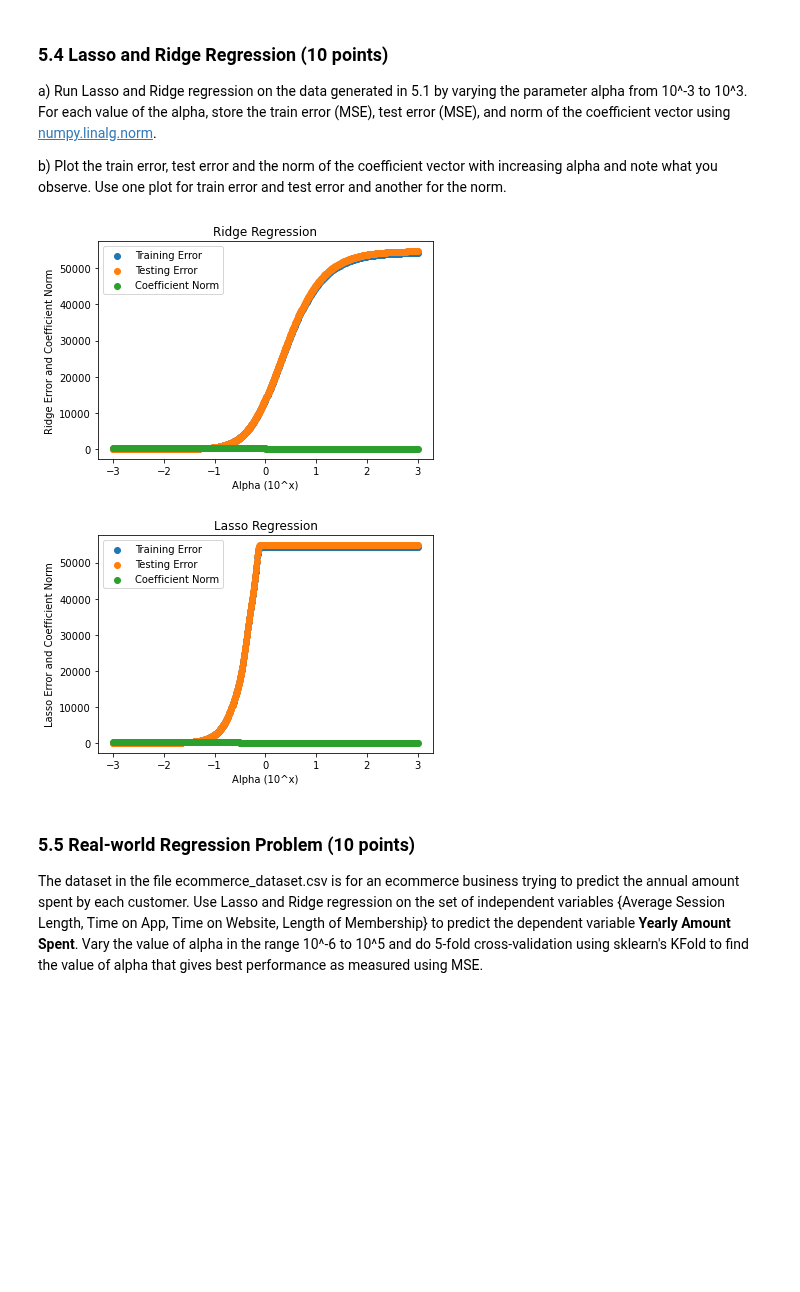
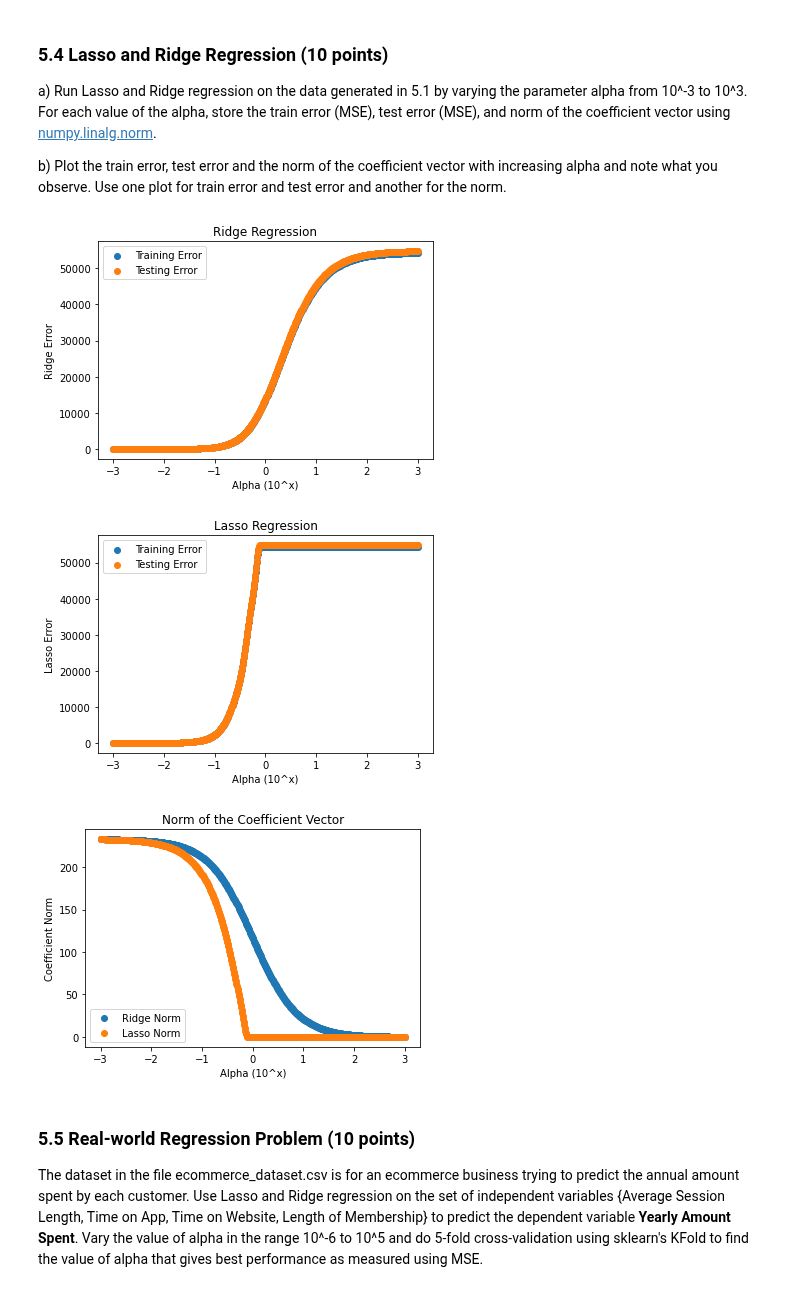
Before and after one commit to rreece15/ECE461P, a Jupyter notebook: Lab1/DSP23_Homework_1.ipynb, the cells around one changed output. Cells and saved outputs as stored; diff of their text form; code cells hidden in the pictures; blank space fills up the shorter version.

```diff
--- a/Lab1/DSP23_Homework_1.ipynb
+++ b/Lab1/DSP23_Homework_1.ipynb
@@ -342,26 +348,35 @@ while x < 3:
 # %%
 # b.)
 
 pyplot.scatter(alpha, ridge_trainMSE, label="Training Error")
 pyplot.scatter(alpha, ridge_testMSE, label="Testing Error")
-pyplot.scatter(alpha, rcoefficient_norm, label="Coefficient Norm")
+
 pyplot.legend(loc="upper left")
 pyplot.title("Ridge Regression")
 pyplot.xlabel("Alpha (10^x)")
-pyplot.ylabel("Ridge Error and Coefficient Norm")
+pyplot.ylabel("Ridge Error")
 pyplot.show()
 
 pyplot.scatter(alpha, lasso_trainMSE, label="Training Error")
 pyplot.scatter(alpha, lasso_testMSE, label="Testing Error")
-pyplot.scatter(alpha, lcoefficient_norm, label="Coefficient Norm")
+
 pyplot.legend(loc="upper left")
 pyplot.title("Lasso Regression")
 pyplot.xlabel("Alpha (10^x)")
-pyplot.ylabel("Lasso Error and Coefficient Norm")
+pyplot.ylabel("Lasso Error")
 pyplot.show()
+
+pyplot.scatter(alpha, rcoefficient_norm, label="Ridge Norm")
+pyplot.scatter(alpha, lcoefficient_norm, label="Lasso Norm")
+pyplot.legend(loc="lower left")
+pyplot.title("Norm of the Coefficient Vector")
+pyplot.xlabel("Alpha (10^x)")
+pyplot.ylabel("Coefficient Norm")
+pyplot.show()
 # %% [output]
-[figure, old version]
+[figure, new version]
-[figure, old version]
+[figure, new version]
+[figure, added]
 # %% [markdown]
 ### 5.5 Real-world Regression Problem (10 points)
 
```
Also changed, not shown: parts of 3 cells of this notebook.
